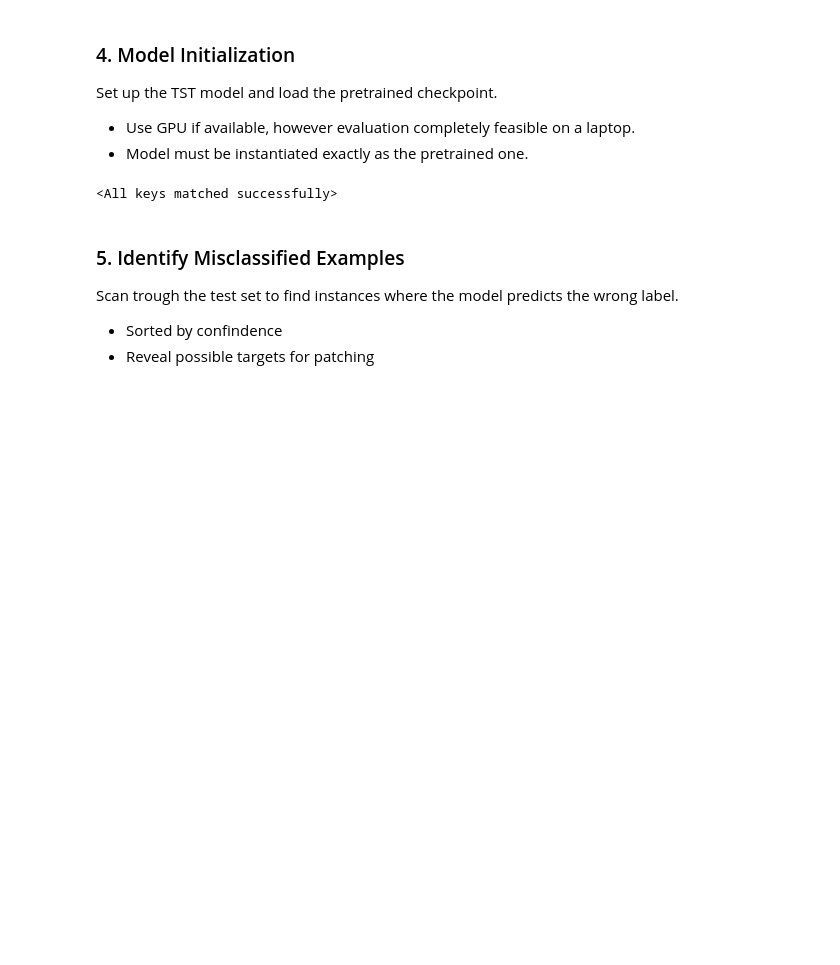
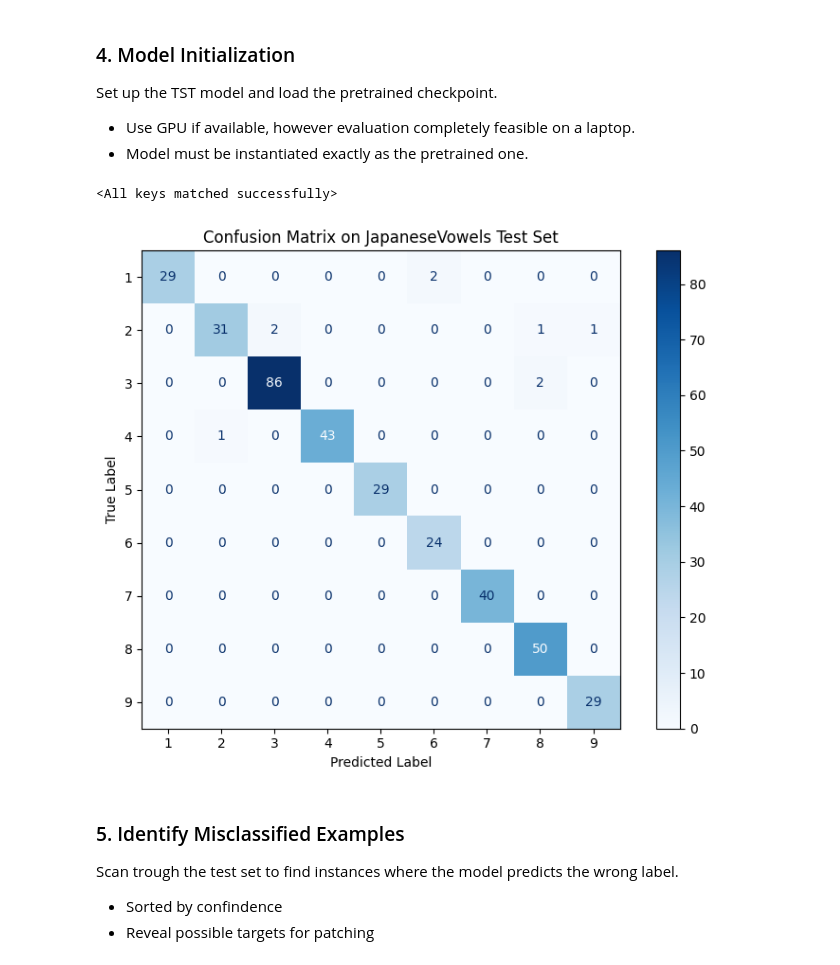
Before and after one commit to mathiisk/TSTpatching, a Jupyter notebook: TSTpatching.ipynb, the cells around one changed output. Drawn from its saved outputs; the diff is of its cells as text; code cells hidden in the pictures; blank space fills up the shorter version.

```diff
--- a/TSTpatching.ipynb
+++ b/TSTpatching.ipynb
@@ -120,6 +122,36 @@ MODEL_NAME = f"TST_{DATASET_NAME.lower()}.pth"
 model.load_state_dict(torch.load(MODEL_NAME, map_location=device, weights_only=True))
 # %% [output]
 <All keys matched successfully>
+# %%
+from sklearn.metrics import confusion_matrix, ConfusionMatrixDisplay
+import matplotlib.pyplot as plt
+
+# Put model in evaluation mode
+model.eval()
+
+# Move test data to the correct device
+X_test_device = X_test.to(device)
+
+# Step 1: Get predictions
+with torch.no_grad():
+    logits = model(X_test_device)
+    predictions = torch.argmax(logits, dim=1).cpu().numpy()
+    labels = y_test.cpu().numpy()
+
+# Step 2: Compute confusion matrix
+cm = confusion_matrix(labels, predictions)
+disp = ConfusionMatrixDisplay(confusion_matrix=cm, display_labels=range(1, 10))
+
+# Step 3: Plot
+fig, ax = plt.subplots(figsize=(8, 6))
+disp.plot(cmap="Blues", ax=ax, values_format="d")
+plt.title(f"Confusion Matrix on {DATASET_NAME} Test Set")
+plt.xlabel("Predicted Label")
+plt.ylabel("True Label")
+plt.tight_layout()
+plt.show()
+# %% [output]
+[figure, added]
 # %% [markdown]
 ### 5. Identify Misclassified Examples
 Scan trough the test set to find instances where the model predicts the wrong label.
```
Also changed, not shown: parts of 7 cells of this notebook, 2 other files.
